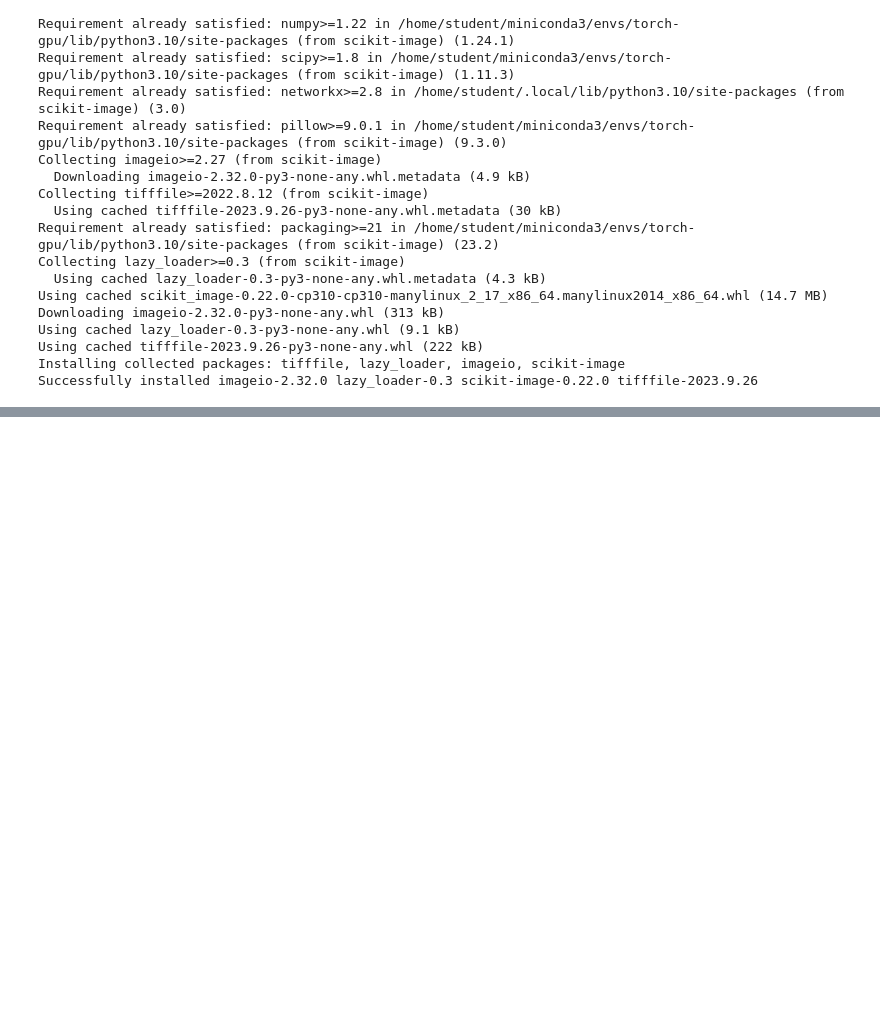
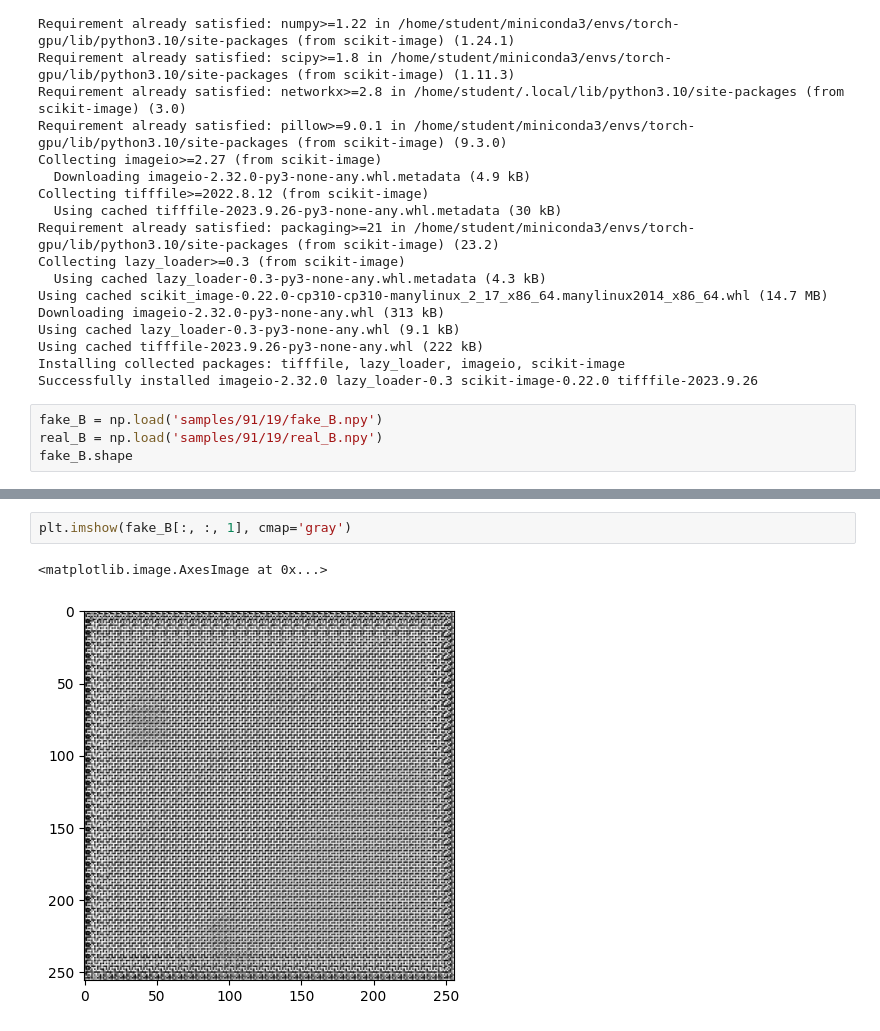
Before and after one commit to W1ckedD/TactileCycleGAN, a Jupyter notebook: test.ipynb, the cells around one changed output, grey strips where cells are left out. Drawn from its saved outputs; the diff is of its cells as text; blank space fills up the shorter version.

```diff
--- a/test.ipynb
+++ b/test.ipynb
@@ -109,3 +124,7 @@ Using cached lazy_loader-0.3-py3-none-any.whl (9.1 kB)
 Using cached tifffile-2023.9.26-py3-none-any.whl (222 kB)
 Installing collected packages: tifffile, lazy_loader, imageio, scikit-image
 Successfully installed imageio-2.32.0 lazy_loader-0.3 scikit-image-0.22.0 tifffile-2023.9.26
+# %%
+fake_B = np.load('samples/91/19/fake_B.npy')
+real_B = np.load('samples/91/19/real_B.npy')
+fake_B.shape
@@ -111,0 +136,5 @@ Successfully installed imageio-2.32.0 lazy_loader-0.3 scikit-image-0.22.0 tifffi
+# %%
+plt.imshow(fake_B[:, :, 1], cmap='gray')
+# %% [output]
+<matplotlib.image.AxesImage at 0x...>
+[figure, added]
```
Also changed, not shown: parts of 15 cells of this notebook, 4 other files.
